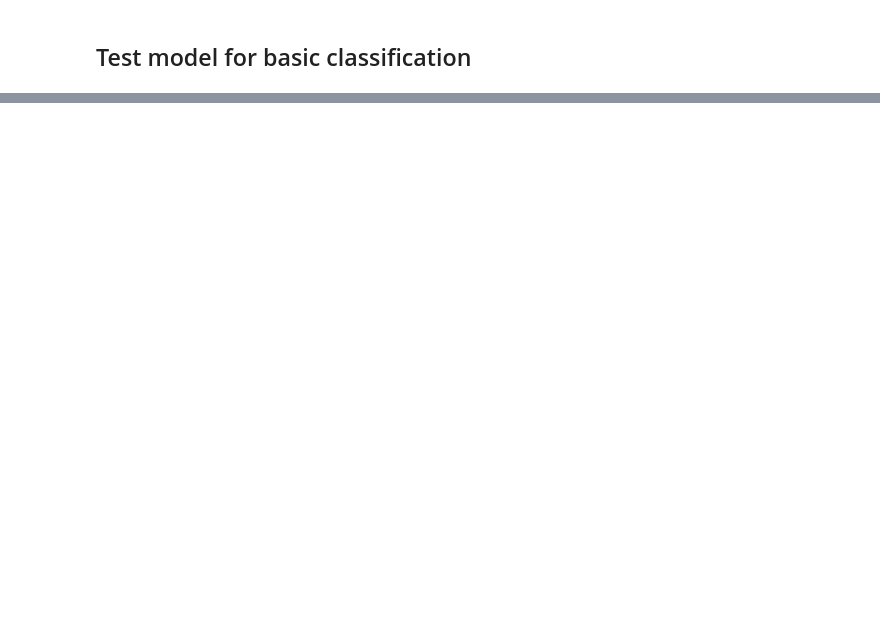
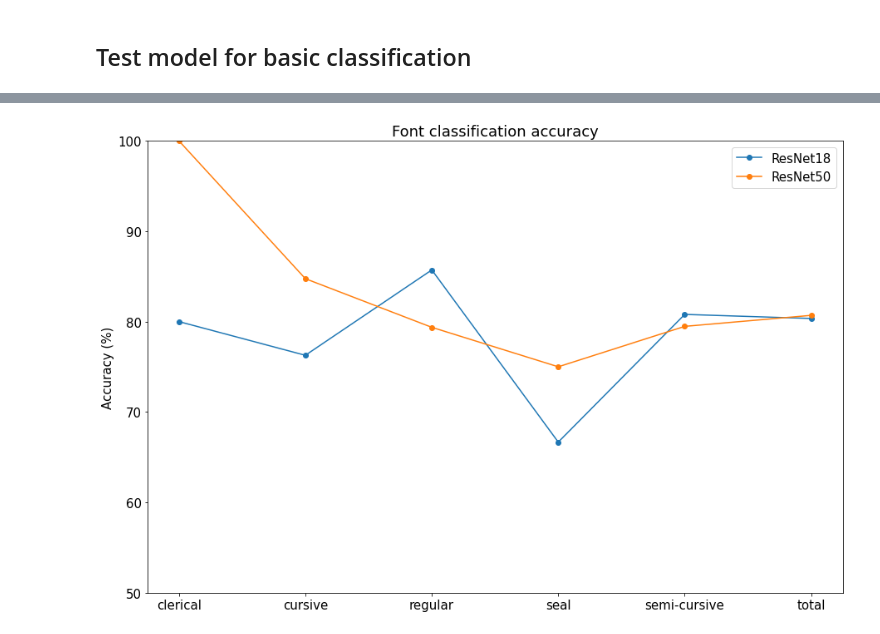
Before and after one commit to Bing-BAI/calligraphy-recognition-project, a Jupyter notebook: project_data_loader.ipynb, the cells around one changed output, grey strips where cells are left out. Drawn from its saved outputs; the diff is of its cells as text; code cells hidden in the pictures; blank space fills up the shorter version.

```diff
--- a/project_data_loader.ipynb
+++ b/project_data_loader.ipynb
@@ -760,0 +774,22 @@ Test Accuracy (Overall): 84% (246/290)
+# %%
+accuracy = {}  # reset
+# %%
+accuracy[modelname] = [100. * class_correct[i] / class_total[i] for i in range(dataset.num_classes)] + [100. * np.sum(class_correct) / np.sum(class_total)]
+# %%
+import matplotlib.pyplot as plt
+
+plt.rcParams["figure.figsize"] = (15,10)
+plt.rc('font', size=15)
+
+for i, model_name in enumerate(accuracy.keys()):
+  plt.plot(range(dataset.num_classes+1), accuracy[model_name], marker = 'o',  label=model_name)
+
+xlabels = dataset.fontencoder.classes_.tolist() + ["total"]
+plt.xticks(np.arange(len(xlabels)), xlabels)
+plt.title('Font classification accuracy')
+plt.ylabel('Accuracy (%)')
+plt.ylim(50,100)
+plt.legend()
+plt.show()
+# %% [output]
+[figure, added]
```
Also changed, not shown: parts of 8 cells of this notebook.
